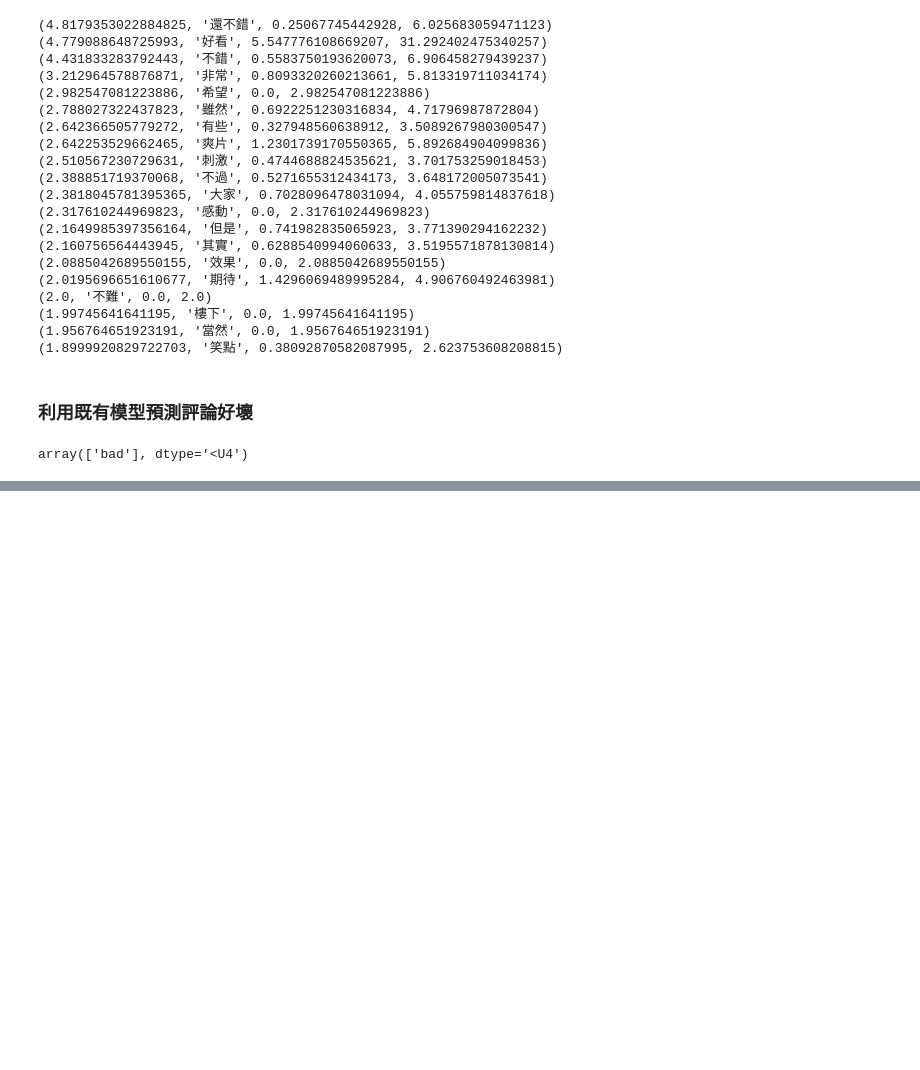
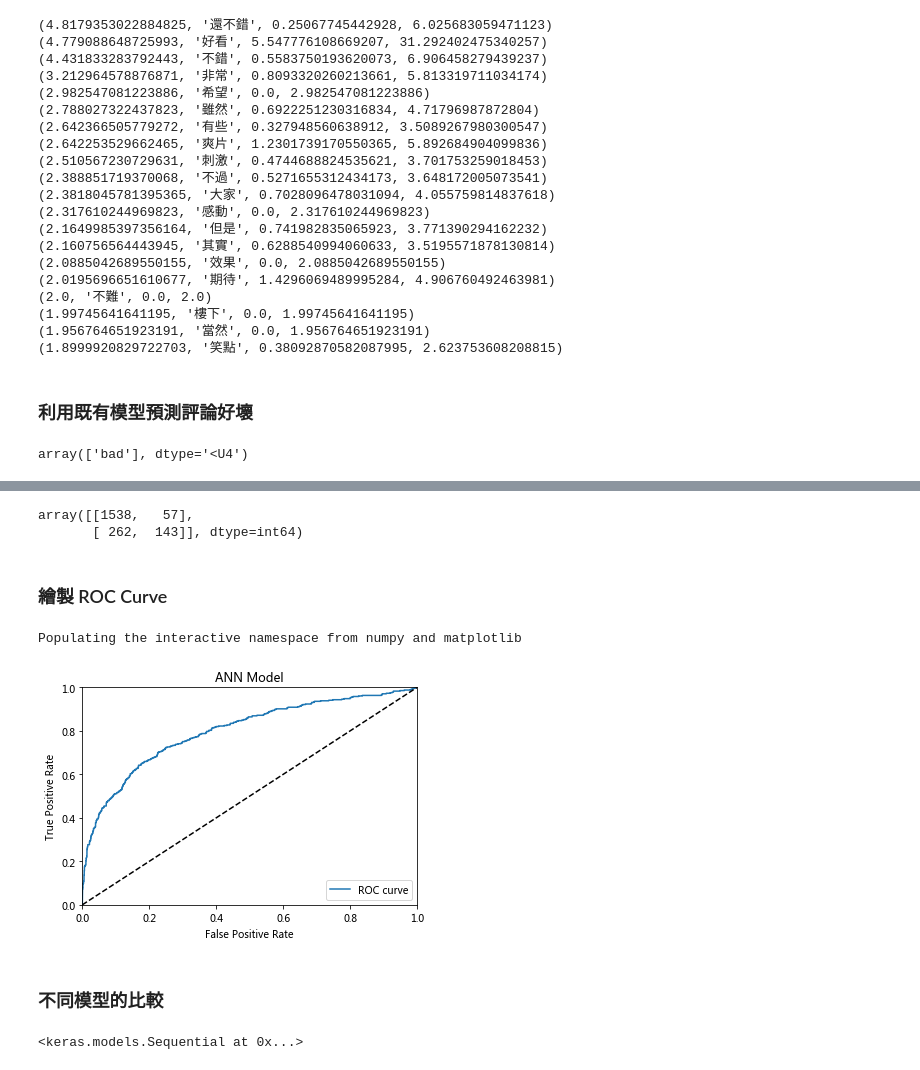
Before and after one commit to ywchiu/tibamepy, a Jupyter notebook: Demo20180317.ipynb, the cells around one changed output, grey strips where cells are left out. Drawn from its saved outputs; the diff is of its cells as text; code cells hidden in the pictures; blank space fills up the shorter version.

```diff
--- a/Demo20180317.ipynb
+++ b/Demo20180317.ipynb
@@ -453,0 +532,2 @@ array(['bad'], dtype='<U4')
+# %%
+X_test = sc.transform(X_test)
@@ -453,0 +540,8 @@ array(['bad'], dtype='<U4')
+# %%
+classifier = Sequential()
+classifier.add(Dense(units = 6, kernel_initializer = 'uniform', activation = 'relu', input_dim = 11))
+classifier.add(Dense(units = 6, kernel_initializer = 'uniform', activation = 'relu'))
+classifier.add(Dense(units = 1, kernel_initializer = 'uniform', activation = 'sigmoid'))
+# %%
+classifier.compile(optimizer = 'adam', loss = 'binary_crossentropy', metrics = ['accuracy'])
+classifier.fit(X_train, y_train, batch_size = 10, epochs = 100)
@@ -453,0 +576,32 @@ array(['bad'], dtype='<U4')
+# %%
+cm
+# %% [output]
+array([[1538,   57],
+       [ 262,  143]], dtype=int64)
+# %% [markdown]
+### 繪製 ROC Curve
+# %%
+from sklearn.metrics import roc_curve
+y_pred = classifier.predict(X_test)
+fpr, tpr, thresholds = roc_curve(y_test, y_pred)
+# %%
+%pylab inline
+import matplotlib.pyplot as plt
+plt.plot(fpr, tpr, label='ROC curve')
+plt.plot([0, 1], [0, 1], 'k--')
+plt.xlim([0.0, 1.0])
+plt.ylim([0.0, 1.0])
+plt.xlabel('False Positive Rate')
+plt.ylabel('True Positive Rate')
+plt.title('ANN Model')
+plt.legend(loc="lower right")
+plt.show()
+# %% [output]
+Populating the interactive namespace from numpy and matplotlib
+[figure, added]
+# %% [markdown]
+### 不同模型的比較
+# %%
+classifier
+# %% [output]
+<keras.models.Sequential at 0x...>
```
Also changed, not shown: parts of 31 cells of this notebook.
